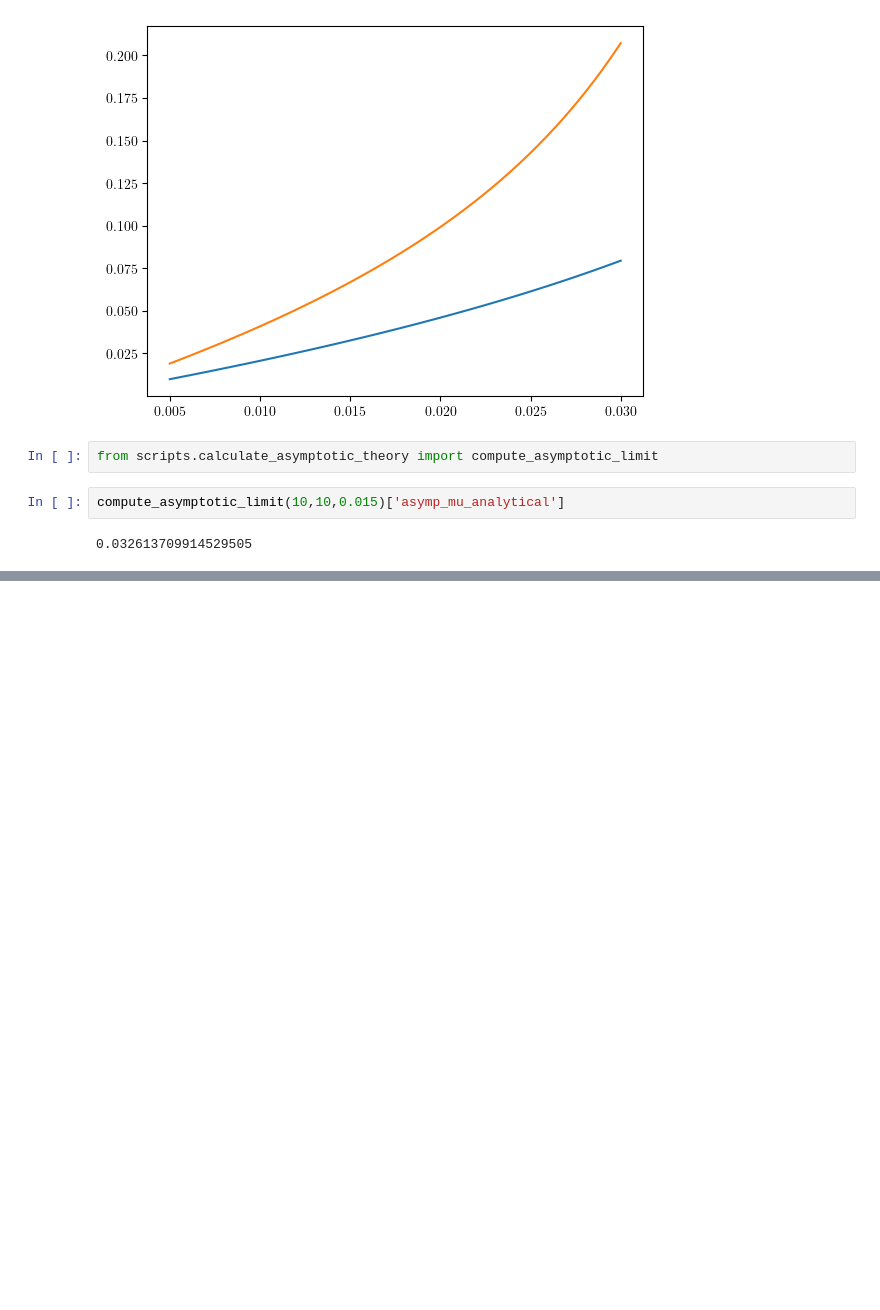
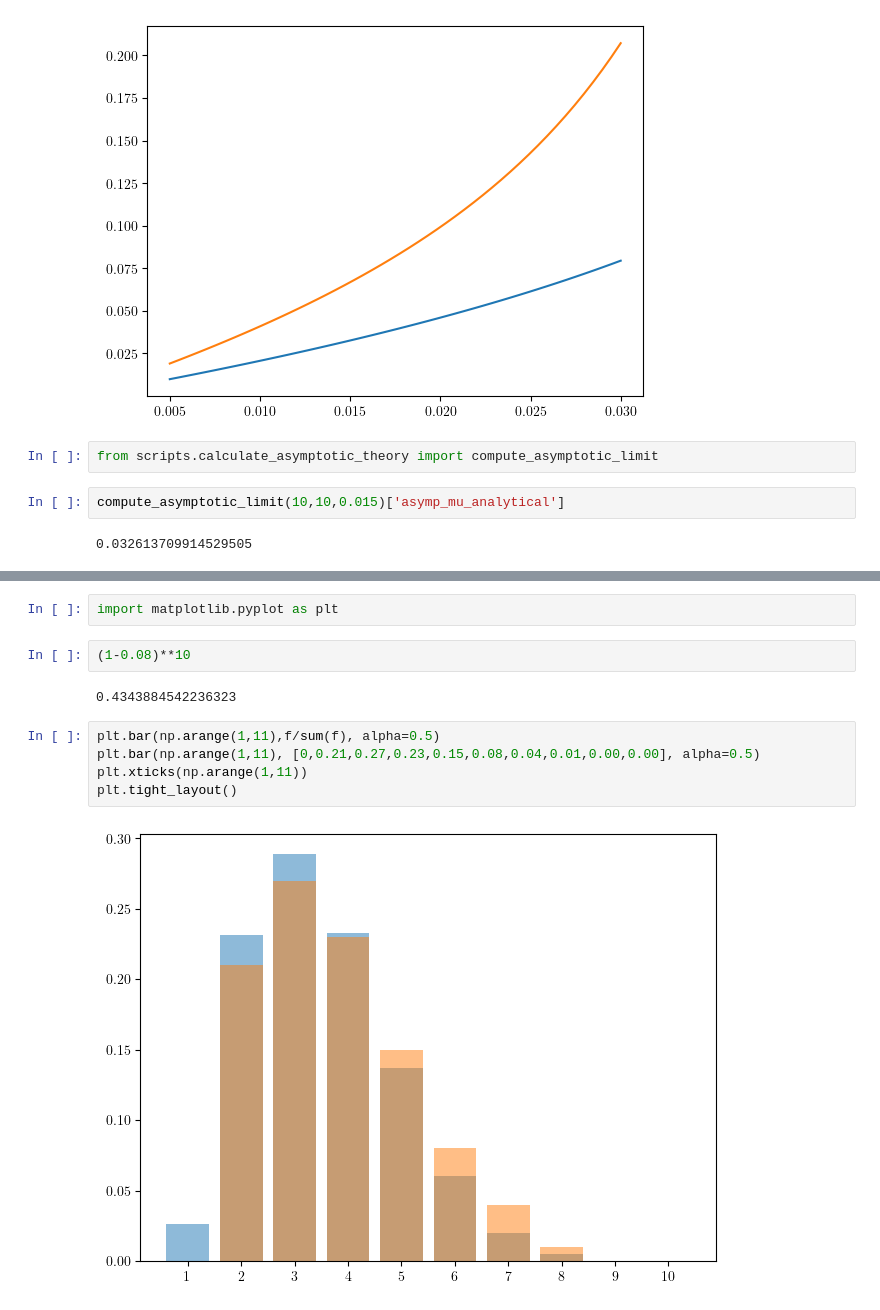
Before and after one commit to francescozambelli/CancerEvo, a Jupyter notebook: notebooks/analysis.ipynb, the cells around one changed output, grey strips where cells are left out. Cells and saved outputs as stored; diff of their text form; blank space fills up the shorter version.

```diff
--- a/notebooks/analysis.ipynb
+++ b/notebooks/analysis.ipynb
@@ -671,0 +536,13 @@ if __name__ == "__main__":
+# %%
+import matplotlib.pyplot as plt
+# %%
+(1-0.08)**10
+# %% [output]
+0.4343884542236323
+# %%
+plt.bar(np.arange(1,11),f/sum(f), alpha=0.5)
+plt.bar(np.arange(1,11), [0,0.21,0.27,0.23,0.15,0.08,0.04,0.01,0.00,0.00], alpha=0.5)
+plt.xticks(np.arange(1,11))
+plt.tight_layout()
+# %% [output]
+[figure, added]
```
Also changed, not shown: parts of 9 cells of this notebook, 4 other files.
